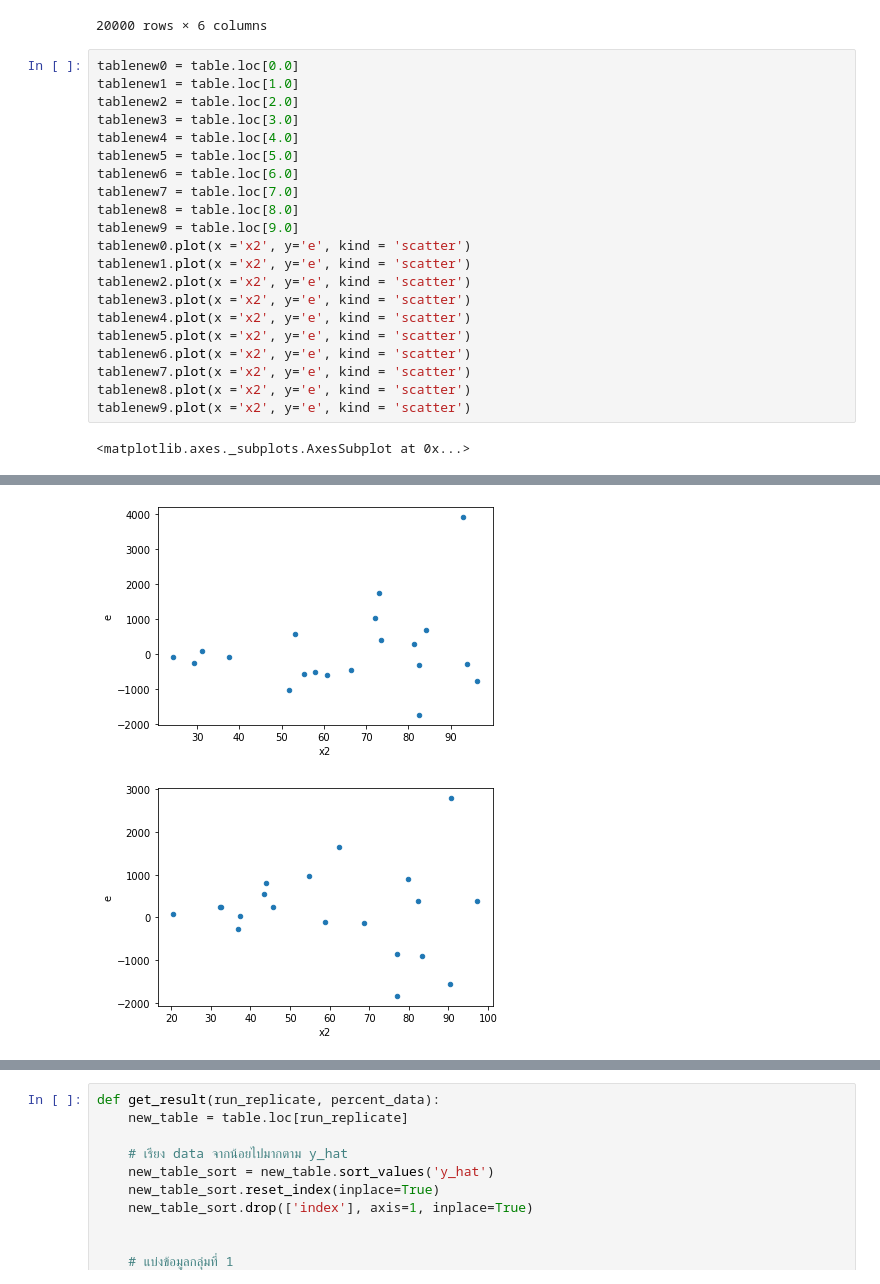
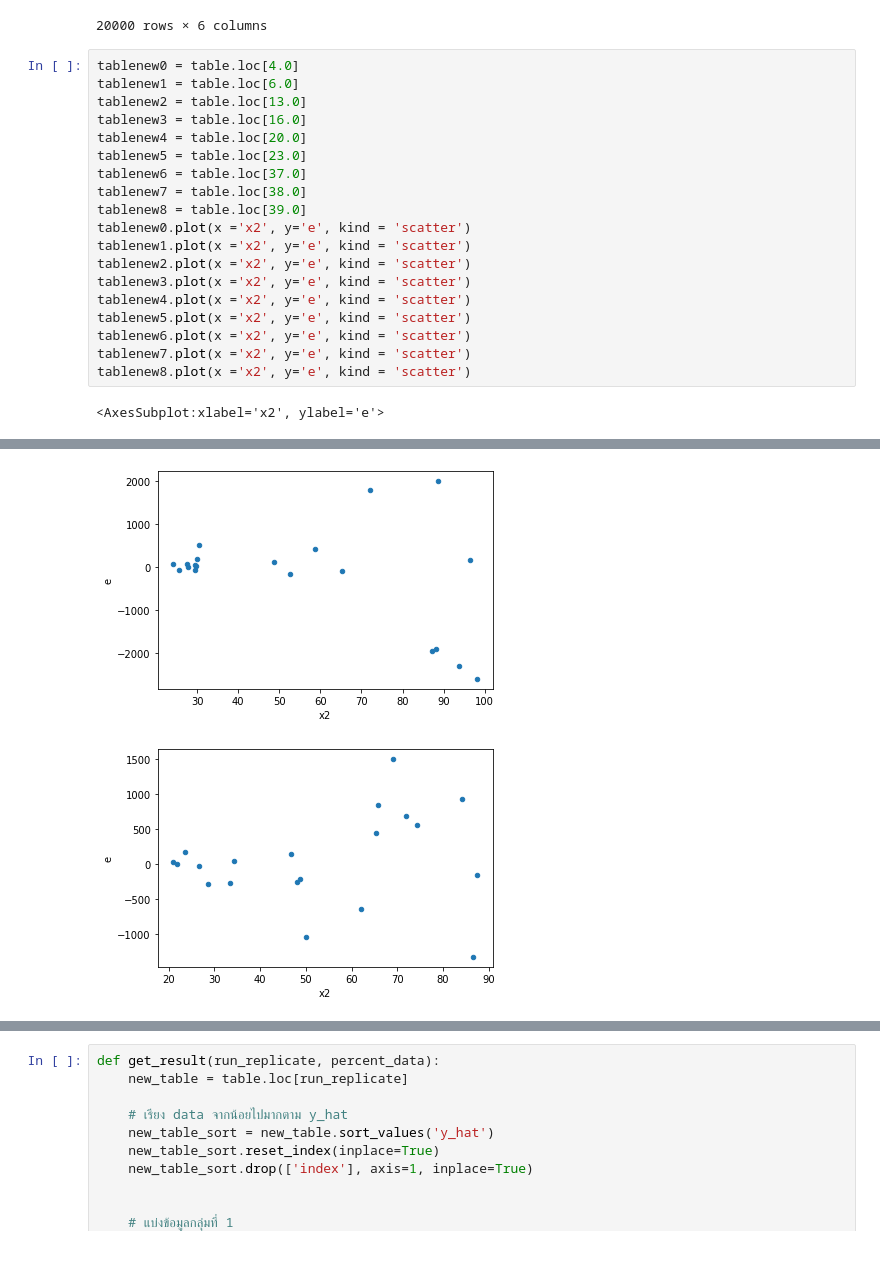
Before and after one commit to iam-fern/Generate_multiplication_2X, a Jupyter notebook: GQtest_data(y_hat)_multi_delta_(3_2)_n20_01.ipynb, the cells around one changed output, grey strips where cells are left out. Drawn from its saved outputs; the diff is of its cells as text; blank space fills up the shorter version.

```diff
--- a/GQtest_data(y_hat)_multi_delta_(3_2)_n20_01.ipynb
+++ b/GQtest_data(y_hat)_multi_delta_(3_2)_n20_01.ipynb
@@ -136,16 +136,15 @@ table
 |  | 19.0 | 49.694871 | 90.983038 | 1785.882788 | 1936.560697 | 1504.935386 | 431.625311 |
 20000 rows × 6 columns
 # %%
-tablenew0 = table.loc[0.0]
-tablenew1 = table.loc[1.0]
-tablenew2 = table.loc[2.0]
-tablenew3 = table.loc[3.0]
-tablenew4 = table.loc[4.0]
-tablenew5 = table.loc[5.0]
-tablenew6 = table.loc[6.0]
-tablenew7 = table.loc[7.0]
-tablenew8 = table.loc[8.0]
-tablenew9 = table.loc[9.0]
+tablenew0 = table.loc[4.0]
+tablenew1 = table.loc[6.0]
+tablenew2 = table.loc[13.0]
+tablenew3 = table.loc[16.0]
+tablenew4 = table.loc[20.0]
+tablenew5 = table.loc[23.0]
+tablenew6 = table.loc[37.0]
+tablenew7 = table.loc[38.0]
+tablenew8 = table.loc[39.0]
 tablenew0.plot(x ='x2', y='e', kind = 'scatter')
 tablenew1.plot(x ='x2', y='e', kind = 'scatter')
 tablenew2.plot(x ='x2', y='e', kind = 'scatter')
@@ -155,6 +154,5 @@ tablenew5.plot(x ='x2', y='e', kind = 'scatter')
 tablenew6.plot(x ='x2', y='e', kind = 'scatter')
 tablenew7.plot(x ='x2', y='e', kind = 'scatter')
 tablenew8.plot(x ='x2', y='e', kind = 'scatter')
-tablenew9.plot(x ='x2', y='e', kind = 'scatter')
 # %% [output]
-<matplotlib.axes._subplots.AxesSubplot at 0x...>
+<AxesSubplot:xlabel='x2', ylabel='e'>
@@ -162,2 +160,2 @@ tablenew9.plot(x ='x2', y='e', kind = 'scatter')
-[figure, old version]
+[figure, new version]
-[figure, old version]
+[figure, new version]
```
Also changed, not shown: parts of 3 cells of this notebook.
